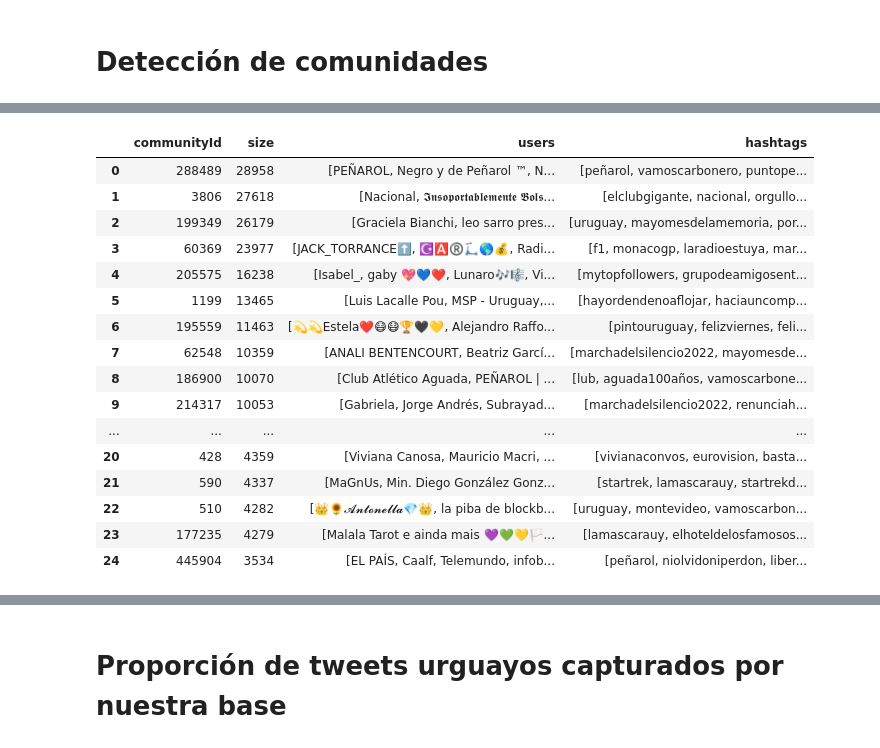
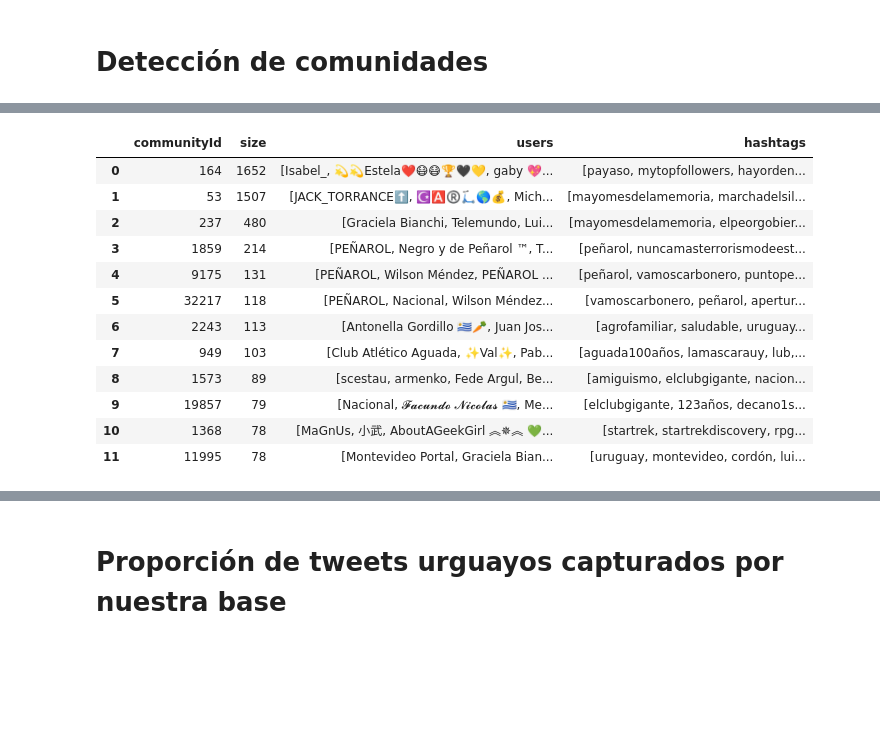
Before and after one commit to rodrigallardo/twitter-uy, a Jupyter notebook: consultas.ipynb, the cells around one changed output, grey strips where cells are left out. Saved outputs shown, nothing was run; the diff lists cells and outputs as text; code cells hidden in the pictures; blank space fills up the shorter version.

Commit message:
Ajustes a consultas y se agrega download_tweets

```diff
--- a/consultas.ipynb
+++ b/consultas.ipynb
@@ -227,7 +188,7 @@ consulta = (
     "with h, count(t) as tweets "
     "return h.tag as hashtag, tweets "
     "order by tweets desc "
-    "limit 15"
+    "limit 12"
 )
 
 result_cons=graph.run(consulta).to_data_frame()
@@ -283,0 +252,23 @@ tweets
+# %%
+# Louvain community detection
+
+consulta = (
+  "CALL gds.louvain.stream('tweets_no_hashtags') "
+  "YIELD nodeId, communityId "
+  "WITH communityId, count(nodeId) as size, "
+  "collect(nodeId) as ids "
+  "MATCH (t:Tweet)-[*1..2]->(n) "
+  "WHERE id(t) in ids "
+  "AND (n:Hashtag or n:User) "
+  "WITH communityId, size, n.tag as tag, n.name as name, count(t) as t_count "
+  "ORDER BY t_count DESC "
+  "RETURN communityId, size, collect(name)[0..15] AS users, collect(tag)[0..15] AS hashtags "
+  "ORDER BY size DESC "
+  "LIMIT 12"
+
+)
+
+result_cons=graph.run(consulta).to_data_frame()
+pd.set_option('max_colwidth', None)
+display(result_cons)
+pd.set_option('max_colwidth', 50)
@@ -284,41 +315,37 @@ tweets
 # %%
-# Louvain community detection
+# Louvain community detection: con nueva proyección
 
 consulta = (
-  "CALL gds.louvain.stream('tweets_no_hashtags') "
+  "CALL gds.louvain.stream('users') "
   "YIELD nodeId, communityId "
   "WITH communityId, count(nodeId) as size, "
   "collect(nodeId) as ids "
   "MATCH (u:User)-->(t:Tweet)-[*1..2]->(n) "
   "WHERE id(u) in ids "
   "AND (n:Hashtag or n:User) "
   "WITH communityId, size,  count(t) as count, n.tag as tag, n.name as name "
   "ORDER BY count(t) DESC "
   "RETURN communityId, size, collect(name)[0..15] AS users, collect(tag)[0..15] AS hashtags "
   "ORDER BY size DESC "
-  "LIMIT 25"
+  "LIMIT 12"
 
 )
 
 result_cons=graph.run(consulta).to_data_frame()
 pd.set_option('max_colwidth', None)
 display(result_cons)
 pd.set_option('max_colwidth', 50)
 # %% [output]
 |  | communityId | size | users | hashtags |
-| 0 | 288489 | 28958 | [PEÑAROL, Negro y de Peñarol ™, N... | [peñarol, vamoscarbonero, puntope... |
-| 1 | 3806 | 27618 | [Nacional, 𝕴𝖓𝖘𝖔𝖕𝖔𝖗𝖙𝖆𝖇𝖑𝖊𝖒𝖊𝖓𝖙𝖊 𝕭𝖔𝖑𝖘... | [elclubgigante, nacional, orgullo... |
-| 2 | 199349 | 26179 | [Graciela Bianchi, leo sarro pres... | [uruguay, mayomesdelamemoria, por... |
-| 3 | 60369 | 23977 | [JACK_TORRANCE⬆️, ☪️🅰️®️🛴🌎💰, Radi... | [f1, monacogp, laradioestuya, mar... |
-| 4 | 205575 | 16238 | [Isabel_, gaby 💖💙❤️, Lunaro🎶🎼, Vi... | [mytopfollowers, grupodeamigosent... |
-| 5 | 1199 | 13465 | [Luis Lacalle Pou, MSP - Uruguay,... | [hayordendenoaflojar, haciauncomp... |
-| 6 | 195559 | 11463 | [💫💫Estela❤️😷😷🏆🖤💛, Alejandro Raffo... | [pintouruguay, felizviernes, feli... |
-| 7 | 62548 | 10359 | [ANALI BENTENCOURT, Beatriz Garcí... | [marchadelsilencio2022, mayomesde... |
-| 8 | 186900 | 10070 | [Club Atlético Aguada, PEÑAROL | ... | [lub, aguada100años, vamoscarbone... |
-| 9 | 214317 | 10053 | [Gabriela, Jorge Andrés, Subrayad... | [marchadelsilencio2022, renunciah... |
-| ... | ... | ... | ... | ... |
-| 20 | 428 | 4359 | [Viviana Canosa, Mauricio Macri, ... | [vivianaconvos, eurovision, basta... |
-| 21 | 590 | 4337 | [MaGnUs, Min. Diego González Gonz... | [startrek, lamascarauy, startrekd... |
-| 22 | 510 | 4282 | [👑🌻𝓐𝓷𝓽𝓸𝓷𝓮𝓵𝓵𝓪💎👑, la piba de blockb... | [uruguay, montevideo, vamoscarbon... |
-| 23 | 177235 | 4279 | [Malala Tarot e ainda mais 💜💚💛🏳️‍... | [lamascarauy, elhoteldelosfamosos... |
-| 24 | 445904 | 3534 | [EL PAÍS, Caalf, Telemundo, infob... | [peñarol, niolvidoniperdon, liber... |
+| 0 | 164 | 1652 | [Isabel_, 💫💫Estela❤️😷😷🏆🖤💛, gaby 💖... | [payaso, mytopfollowers, hayorden... |
+| 1 | 53 | 1507 | [JACK_TORRANCE⬆️, ☪️🅰️®️🛴🌎💰, Mich... | [mayomesdelamemoria, marchadelsil... |
+| 2 | 237 | 480 | [Graciela Bianchi, Telemundo, Lui... | [mayomesdelamemoria, elpeorgobier... |
+| 3 | 1859 | 214 | [PEÑAROL, Negro y de Peñarol ™, T... | [peñarol, nuncamasterrorismodeest... |
+| 4 | 9175 | 131 | [PEÑAROL, Wilson Méndez, PEÑAROL ... | [peñarol, vamoscarbonero, puntope... |
+| 5 | 32217 | 118 | [PEÑAROL, Nacional, Wilson Méndez... | [vamoscarbonero, peñarol, apertur... |
+| 6 | 2243 | 113 | [Antonella Gordillo 🇺🇾🥕, Juan Jos... | [agrofamiliar, saludable, uruguay... |
+| 7 | 949 | 103 | [Club Atlético Aguada, ✨Val✨, Pab... | [aguada100años, lamascarauy, lub,... |
+| 8 | 1573 | 89 | [scestau, armenko, Fede Argul, Be... | [amiguismo, elclubgigante, nacion... |
+| 9 | 19857 | 79 | [Nacional, 𝓕𝓪𝓬𝓾𝓷𝓭𝓸 𝓝𝓲𝓬𝓸𝓵𝓪𝓼 🇺🇾, Me... | [elclubgigante, 123años, decano1s... |
+| 10 | 1368 | 78 | [MaGnUs, 小武, AboutAGeekGirl ︽✵︽ 💚... | [startrek, startrekdiscovery, rpg... |
+| 11 | 11995 | 78 | [Montevideo Portal, Graciela Bian... | [uruguay, montevideo, cordón, lui... |
```
Also changed, not shown: parts of 23 cells of this notebook, 1 other file.
